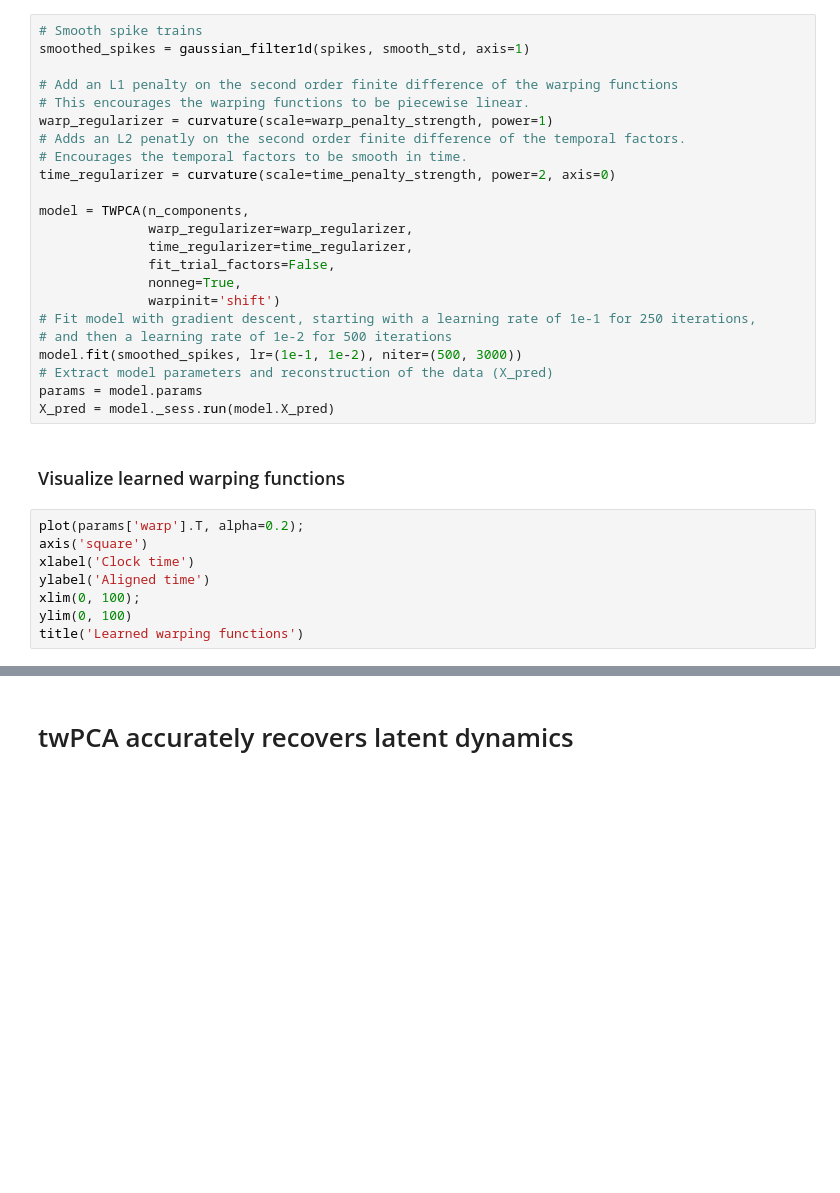
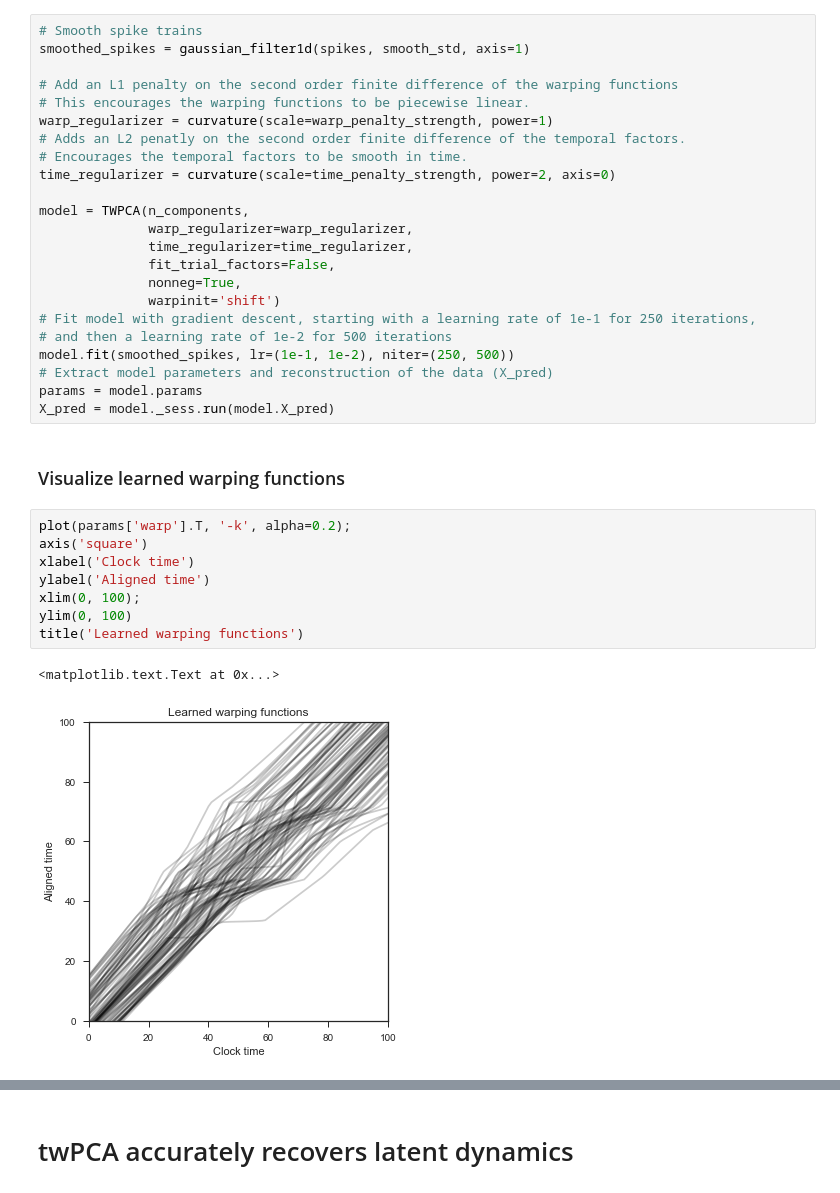
Before and after one commit to ganguli-lab/twpca, a Jupyter notebook: demo-nonneg.ipynb, the cells around one changed output, grey strips where cells are left out. Cells and saved outputs as stored; diff of their text form; blank space fills up the shorter version.

```diff
--- a/demo-nonneg.ipynb
+++ b/demo-nonneg.ipynb
@@ -104,17 +104,20 @@ model = TWPCA(n_components,
               warpinit='shift')
 # Fit model with gradient descent, starting with a learning rate of 1e-1 for 250 iterations,
 # and then a learning rate of 1e-2 for 500 iterations
-model.fit(smoothed_spikes, lr=(1e-1, 1e-2), niter=(500, 3000))
+model.fit(smoothed_spikes, lr=(1e-1, 1e-2), niter=(250, 500))
 # Extract model parameters and reconstruction of the data (X_pred)
 params = model.params
 X_pred = model._sess.run(model.X_pred)
 # %% [markdown]
 ### Visualize learned warping functions
 # %%
-plot(params['warp'].T, alpha=0.2);
+plot(params['warp'].T, '-k', alpha=0.2);
 axis('square')
 xlabel('Clock time')
 ylabel('Aligned time')
 xlim(0, 100);
 ylim(0, 100)
 title('Learned warping functions')
+# %% [output]
+<matplotlib.text.Text at 0x...>
+[figure, added]
```
Also changed, not shown: parts of 4 cells of this notebook, 1 other file.
